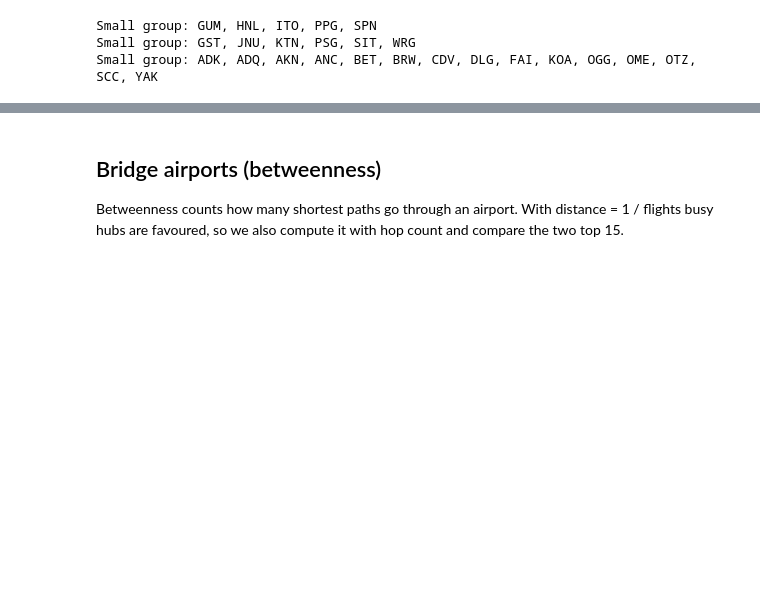
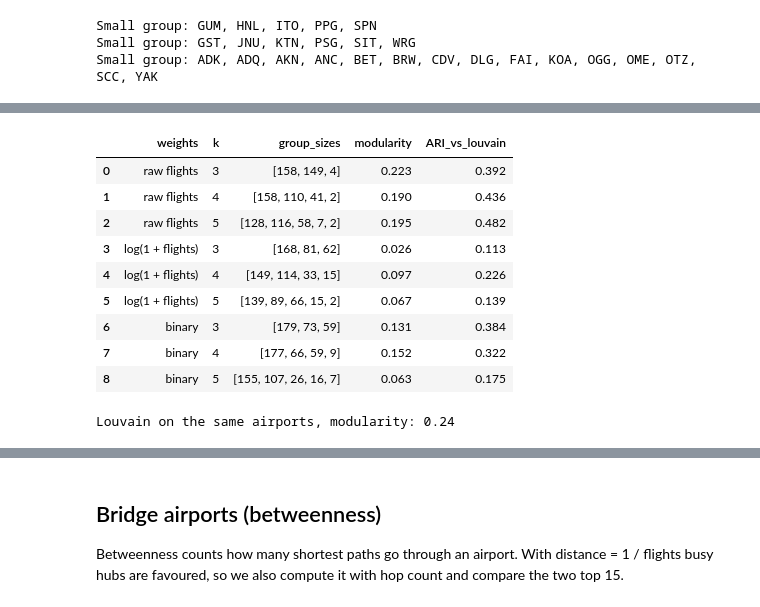
Before and after one commit to Smaash7/ComputationalToolsForDS, a Jupyter notebook: notebooks/03_airport_network.ipynb, the cells around one changed output, grey strips where cells are left out. Drawn from its saved outputs; the diff is of its cells as text; code cells hidden in the pictures; blank space fills up the shorter version.

```diff
--- a/notebooks/03_airport_network.ipynb
+++ b/notebooks/03_airport_network.ipynb
@@ -346,0 +432,69 @@ Small group: ADK, ADQ, AKN, ANC, BET, BRW, CDV, DLG, FAI, KOA, OGG, OME, OTZ, SC
+# %%
+# state of every airport (from departing and arriving flights)
+states = load_flights(CLEAN_PARQUET, columns=["origin", "dest", "origin_state_nm", "dest_state_nm"])
+state_of = {}
+for airport, state in zip(states["origin"].astype(str), states["origin_state_nm"].astype(str)):
+    state_of[airport] = state
+for airport, state in zip(states["dest"].astype(str), states["dest_state_nm"].astype(str)):
+    state_of[airport] = state
+
+not_mainland = ["Alaska", "Hawaii", "Puerto Rico", "U.S. Virgin Islands",
+                "U.S. Pacific Trust Territories and Possessions"]
+mainland_airports = []
+for airport in airport_list:
+    if state_of[airport] not in not_mainland:
+        mainland_airports.append(airport)
+print("Mainland airports:", len(mainland_airports), "of", len(airport_list))
+
+mainland_graph = graph.subgraph(mainland_airports).copy()
+print("Mainland graph connected:", nx.is_connected(mainland_graph))
+
+# Louvain labels of the same airports, for the comparison
+louvain_of = dict(zip(airport_list, louvain))
+louvain_mainland = []
+for airport in mainland_airports:
+    louvain_mainland.append(louvain_of[airport])
+
+mainland_adjacency = nx.to_numpy_array(mainland_graph, nodelist=mainland_airports, weight="flights")
+mainland_weights = {
+    "raw flights": mainland_adjacency,
+    "log(1 + flights)": np.log1p(mainland_adjacency),
+    "binary": (mainland_adjacency > 0).astype(float),
+}
+
+mainland_rows = []
+for weight_name, weights in mainland_weights.items():
+    for k in [3, 4, 5]:
+        spectral_labels = run_spectral(weights, k)
+
+        groups = []
+        airport_array = np.array(mainland_airports)
+        for group_number in np.unique(spectral_labels):
+            groups.append(set(airport_array[spectral_labels == group_number]))
+
+        group_sizes = []
+        for size in sorted(np.bincount(spectral_labels), reverse=True):
+            group_sizes.append(int(size))
+
+        mainland_rows.append({
+            "weights": weight_name,
+            "k": k,
+            "group_sizes": group_sizes,
+            "modularity": modularity(mainland_graph, groups, weight="flights"),
+            "ARI_vs_louvain": adjusted_rand_score(louvain_mainland, spectral_labels),
+        })
+
+mainland_spectral = pd.DataFrame(mainland_rows)
+display(mainland_spectral)
+mainland_spectral.to_csv(TABLES_DIR / "03_spectral_mainland.csv", index=False)
+
+louvain_mainland_groups = []
+for community in sorted(set(louvain_mainland)):
+    group = set()
+    for airport, label in zip(mainland_airports, louvain_mainland):
+        if label == community:
+            group.add(airport)
+    louvain_mainland_groups.append(group)
+print("Louvain on the same airports, modularity:",
+      round(modularity(mainland_graph, louvain_mainland_groups, weight="flights"), 3))
+# %% [output]
@@ -347 +503,12 @@ Small group: ADK, ADQ, AKN, ANC, BET, BRW, CDV, DLG, FAI, KOA, OGG, OME, OTZ, SC
+|  | weights | k | group_sizes | modularity | ARI_vs_louvain |
+| 0 | raw flights | 3 | [158, 149, 4] | 0.223 | 0.392 |
+| 1 | raw flights | 4 | [158, 110, 41, 2] | 0.190 | 0.436 |
+| 2 | raw flights | 5 | [128, 116, 58, 7, 2] | 0.195 | 0.482 |
+| 3 | log(1 + flights) | 3 | [168, 81, 62] | 0.026 | 0.113 |
+| 4 | log(1 + flights) | 4 | [149, 114, 33, 15] | 0.097 | 0.226 |
+| 5 | log(1 + flights) | 5 | [139, 89, 66, 15, 2] | 0.067 | 0.139 |
+| 6 | binary | 3 | [179, 73, 59] | 0.131 | 0.384 |
+| 7 | binary | 4 | [177, 66, 59, 9] | 0.152 | 0.322 |
+| 8 | binary | 5 | [155, 107, 26, 16, 7] | 0.063 | 0.175 |
+Louvain on the same airports, modularity: 0.24
 # %% [markdown]
```
Also changed, not shown: parts of 14 cells of this notebook, 7 other files.
